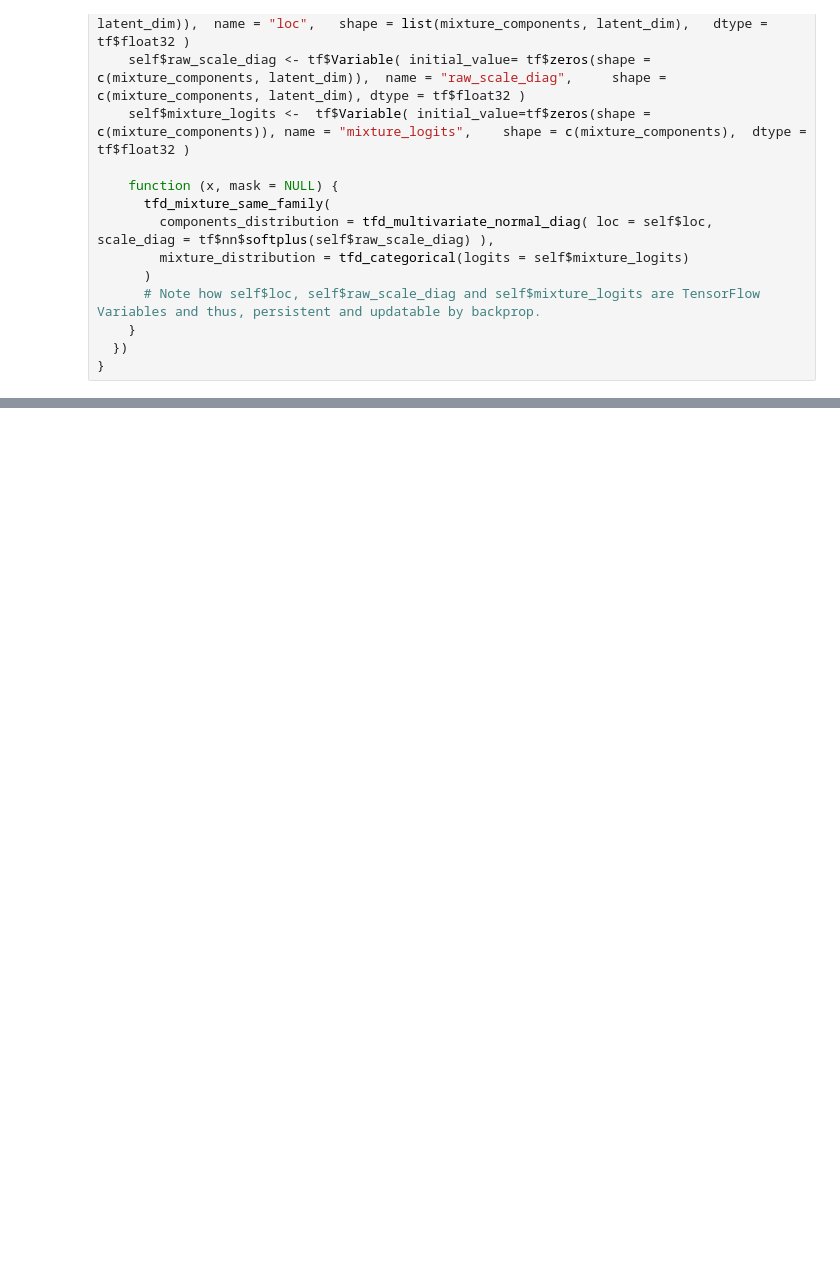
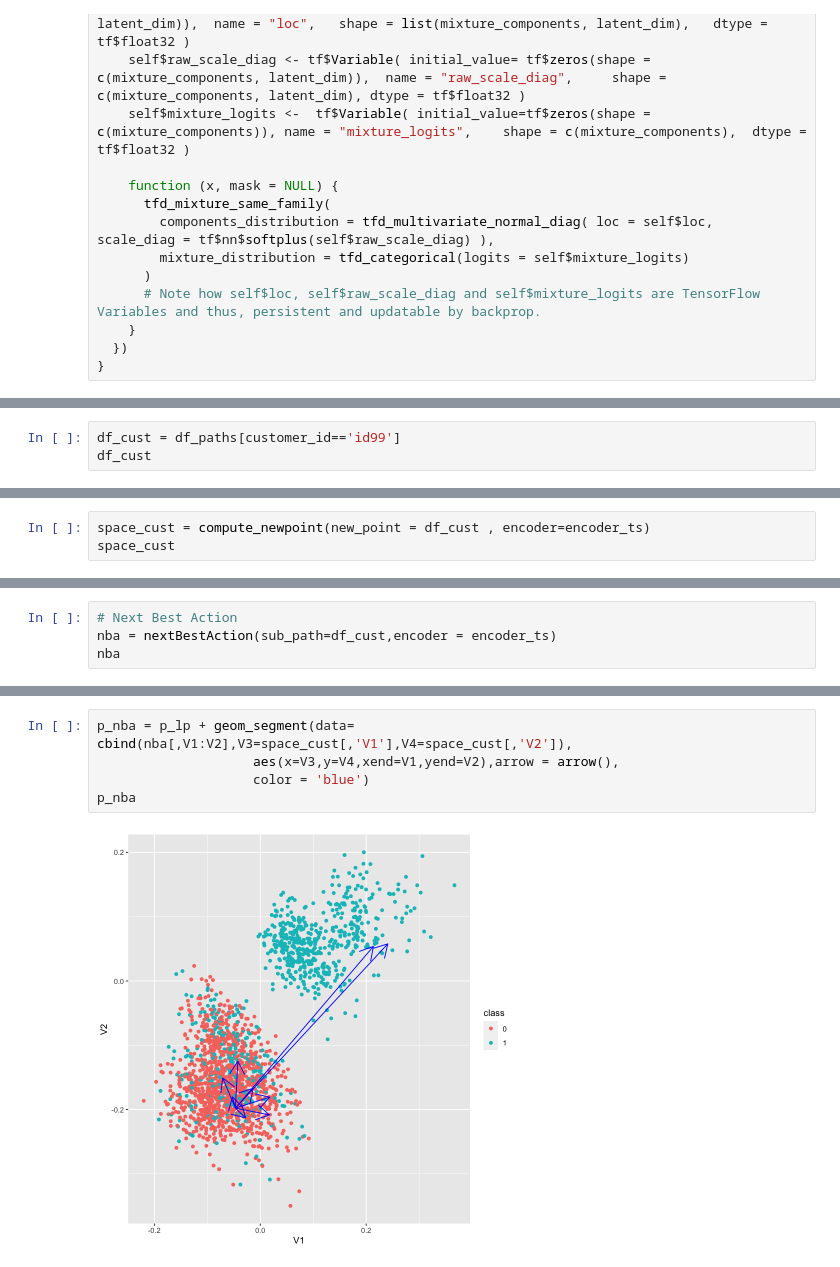
Before and after one commit to vishalhawa/odsc, a Jupyter notebook: tfp_rnn_vae_lp.ipynb, the cells around one changed output, grey strips where cells are left out. Saved outputs shown, nothing was run; the diff lists cells and outputs as text; blank space fills up the shorter version.

```diff
--- a/tfp_rnn_vae_lp.ipynb
+++ b/tfp_rnn_vae_lp.ipynb
@@ -160,0 +232,3 @@ show_space('test',size = 2000,encoder = encoder_ts, pre = '_lp',
+# %%
+df_cust = df_paths[customer_id=='id99']
+df_cust
@@ -160,0 +242,3 @@ show_space('test',size = 2000,encoder = encoder_ts, pre = '_lp',
+# %%
+space_cust = compute_newpoint(new_point = df_cust , encoder=encoder_ts)
+space_cust
@@ -160,0 +284,4 @@ show_space('test',size = 2000,encoder = encoder_ts, pre = '_lp',
+# %%
+# Next Best Action
+nba = nextBestAction(sub_path=df_cust,encoder = encoder_ts)
+nba
@@ -160,0 +310,7 @@ show_space('test',size = 2000,encoder = encoder_ts, pre = '_lp',
+# %%
+p_nba = p_lp + geom_segment(data= cbind(nba[,V1:V2],V3=space_cust[,'V1'],V4=space_cust[,'V2']),
+                    aes(x=V3,y=V4,xend=V1,yend=V2),arrow = arrow(),
+                    color = 'blue')
+p_nba
+# %% [output]
+[figure, added]
```
Also changed, not shown: parts of 17 cells of this notebook, 10 other files.
